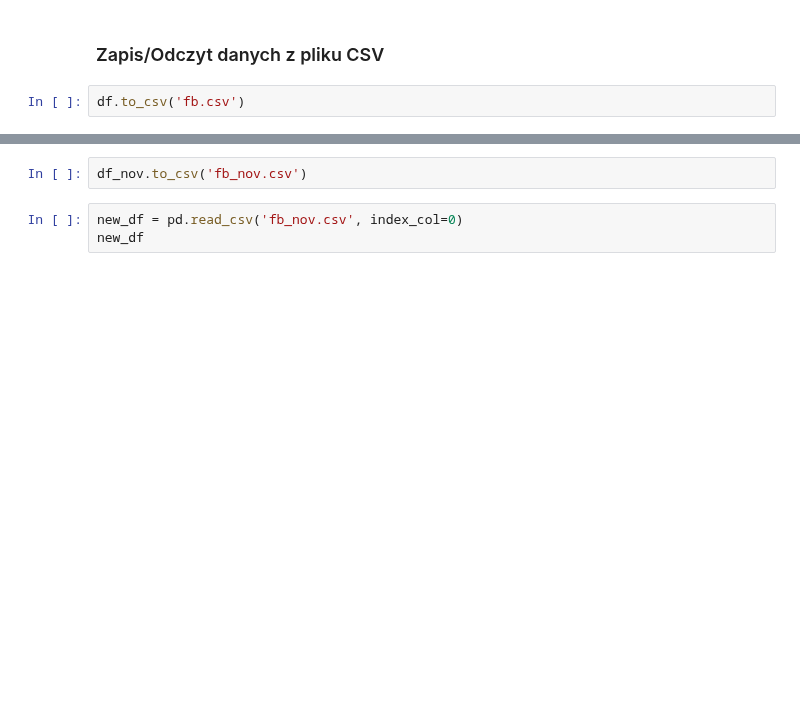
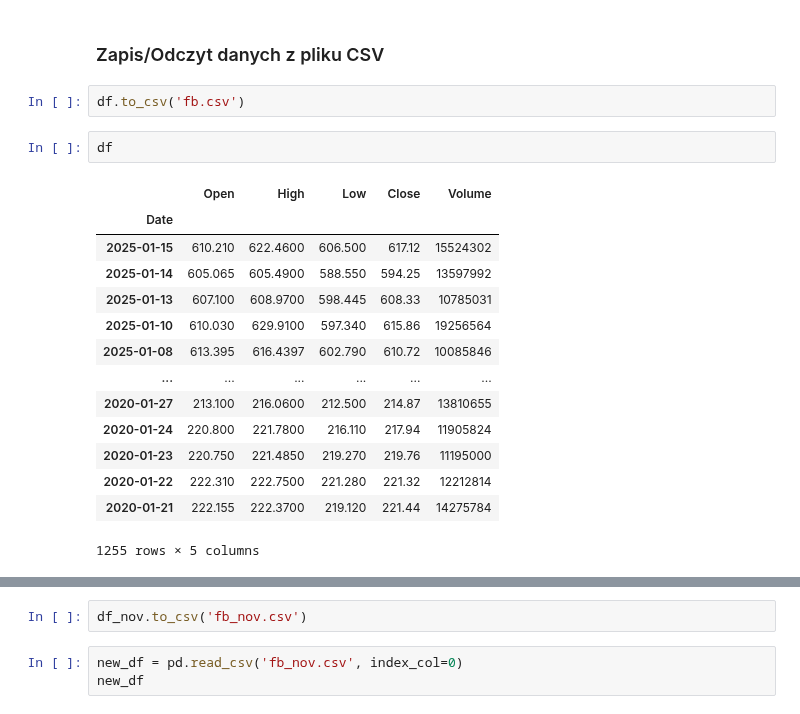
Before and after one commit to kurek0010/data-science-bootcamp, a Jupyter notebook: 02_analiza_danych/03_zapis_odczyt.ipynb, the cells around one changed output, grey strips where cells are left out. Cells and saved outputs as stored; diff of their text form; blank space fills up the shorter version.

```diff
--- a/02_analiza_danych/03_zapis_odczyt.ipynb
+++ b/02_analiza_danych/03_zapis_odczyt.ipynb
@@ -48,4 +48,21 @@ df.head()
 ### <a name='a3'></a> Zapis/Odczyt danych z pliku CSV
 # %%
 df.to_csv('fb.csv')
+# %%
+df
+# %% [output]
+|  | Open | High | Low | Close | Volume |
+| Date |  |  |  |  |  |
+| 2025-01-15 | 610.210 | 622.4600 | 606.500 | 617.12 | 15524302 |
+| 2025-01-14 | 605.065 | 605.4900 | 588.550 | 594.25 | 13597992 |
+| 2025-01-13 | 607.100 | 608.9700 | 598.445 | 608.33 | 10785031 |
+| 2025-01-10 | 610.030 | 629.9100 | 597.340 | 615.86 | 19256564 |
+| 2025-01-08 | 613.395 | 616.4397 | 602.790 | 610.72 | 10085846 |
+| ... | ... | ... | ... | ... | ... |
+| 2020-01-27 | 213.100 | 216.0600 | 212.500 | 214.87 | 13810655 |
+| 2020-01-24 | 220.800 | 221.7800 | 216.110 | 217.94 | 11905824 |
+| 2020-01-23 | 220.750 | 221.4850 | 219.270 | 219.76 | 11195000 |
+| 2020-01-22 | 222.310 | 222.7500 | 221.280 | 221.32 | 12212814 |
+| 2020-01-21 | 222.155 | 222.3700 | 219.120 | 221.44 | 14275784 |
+1255 rows × 5 columns
 # %%
```
Also changed, not shown: parts of 4 cells of this notebook.
